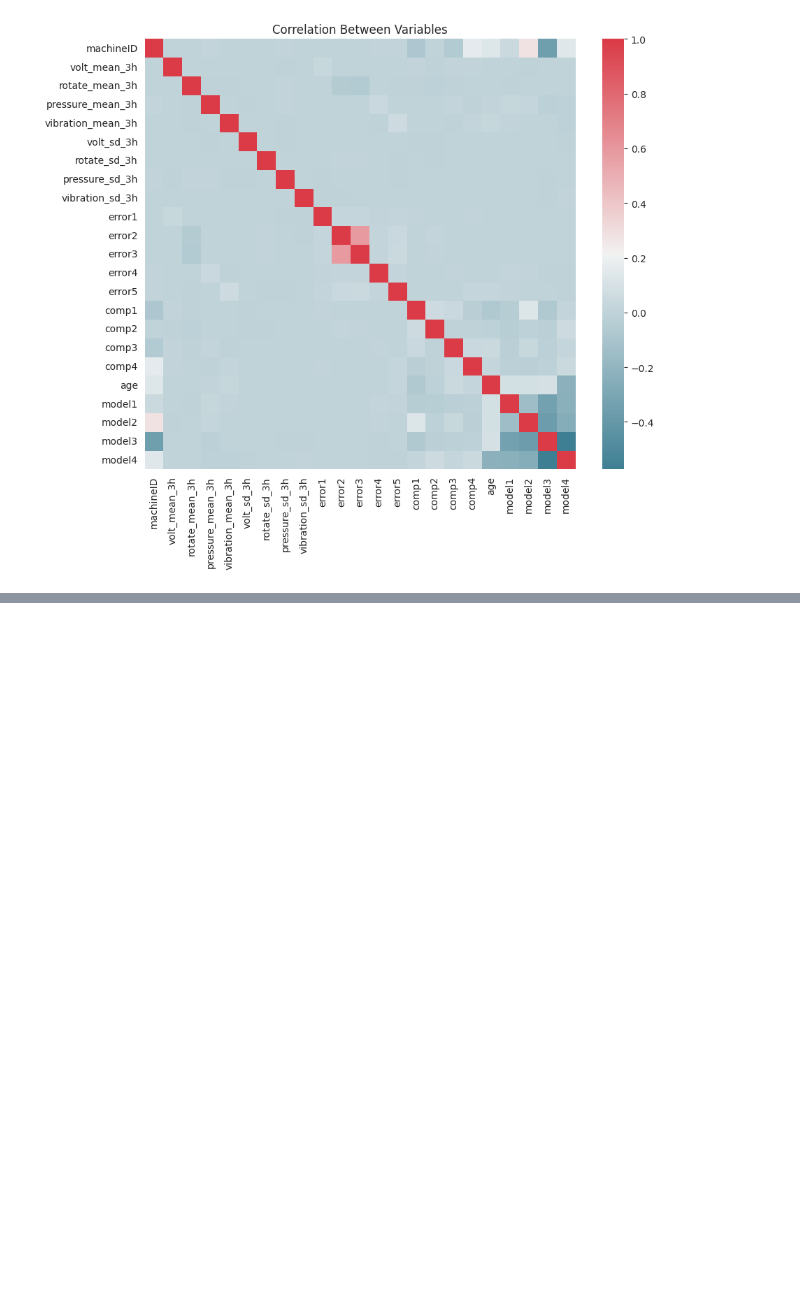
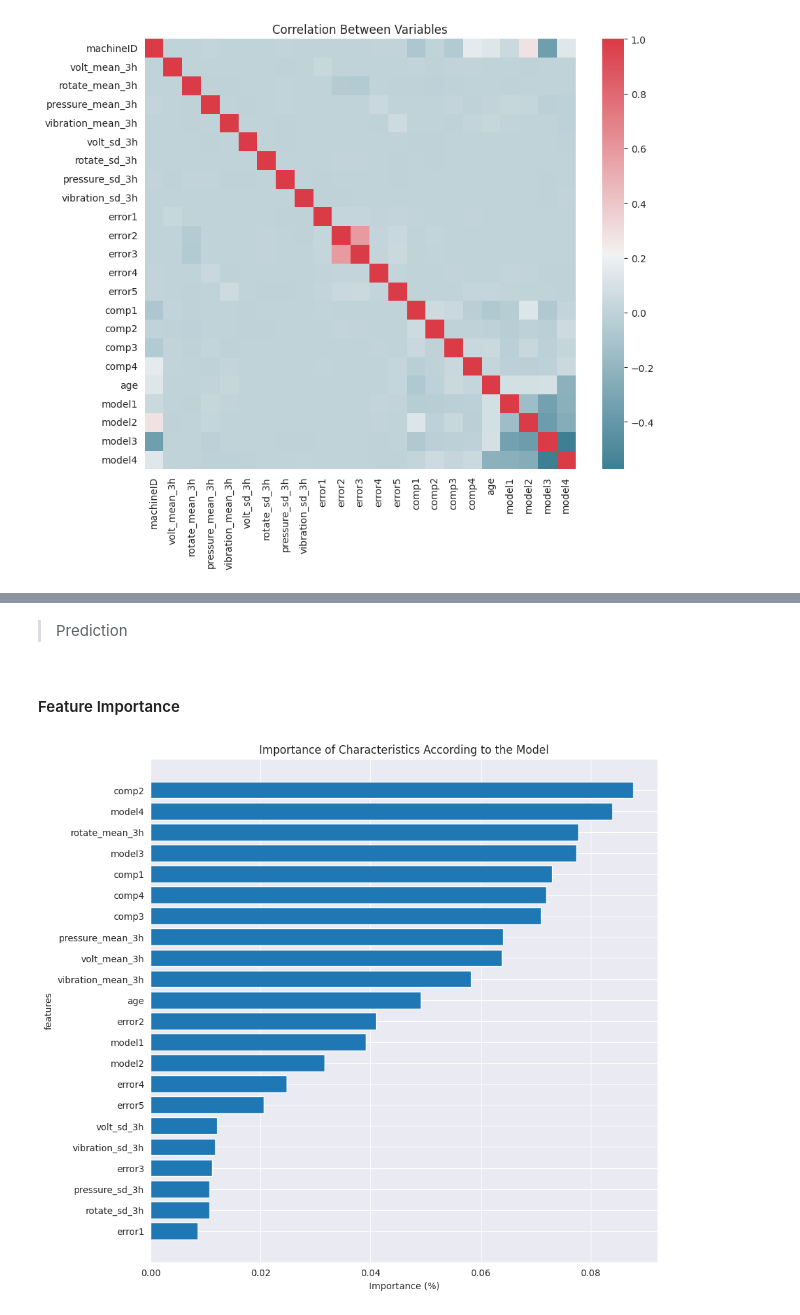
Before and after one commit to yunyun3599/MLStudy, a Jupyter notebook: Data_Anaylsis_And_Machine_Learning/09_predictive_maintenance/predictive_maintenance.ipynb, the cells around one changed output, grey strips where cells are left out. Cells and saved outputs as stored; diff of their text form; code cells hidden in the pictures; blank space fills up the shorter version.

```diff
--- a/Data_Anaylsis_And_Machine_Learning/09_predictive_maintenance/predictive_maintenance.ipynb
+++ b/Data_Anaylsis_And_Machine_Learning/09_predictive_maintenance/predictive_maintenance.ipynb
@@ -911,0 +920,7 @@ plt.show()
+# %%
+test_results = []
+models = []
+total = len(threshold_dates)
+
+last_train_date = threshold_dates[0]
+first_test_date = threshold_dates[1]
@@ -911,0 +950,5 @@ plt.show()
+# %%
+train_y = labeled_features.loc[labeled_features["datetime"] < last_train_date, "failure"].replace({'comp1':1, 'comp2':2, 'comp3':3, 'comp4':4, 'none':0})
+train_X = labeled_features.loc[labeled_features["datetime"] < last_train_date].drop(["datetime", "machineID", "failure"], axis=1)
+test_y = labeled_features.loc[labeled_features["datetime"] > first_test_date, "failure"].replace({'comp1':1, 'comp2':2, 'comp3':3, 'comp4':4, 'none':0})
+test_X = labeled_features.loc[labeled_features["datetime"] > first_test_date].drop(["datetime", "machineID", "failure"], axis=1)
@@ -911,0 +959,3 @@ plt.show()
+# %%
+model = XGBClassifier(n_jobs=-1)
+model.fit(train_X, train_y)
@@ -911,0 +974,2 @@ plt.show()
+# %% [markdown]
+> Prediction
@@ -911,0 +980,17 @@ plt.show()
+# %%
+models.append(model)
+# %% [markdown]
+#### Feature Importance
+# %%
+plt.figure(figsize=(10, 10))
+labels, importances = zip(*sorted(zip(test_X.columns, models[0].feature_importances_), reverse=False, key=lambda x: x[1]))
+plt.yticks(range(len(labels)), labels)
+_, labels = plt.xticks()
+plt.setp(labels, rotation=0)
+plt.barh(range(len(importances)), importances)
+plt.ylabel("features")
+plt.xlabel("Importance (%)")
+plt.title("Importance of Characteristics According to the Model")
+plt.show()
+# %% [output]
+[figure, added]
```
Also changed, not shown: parts of 11 cells of this notebook.
